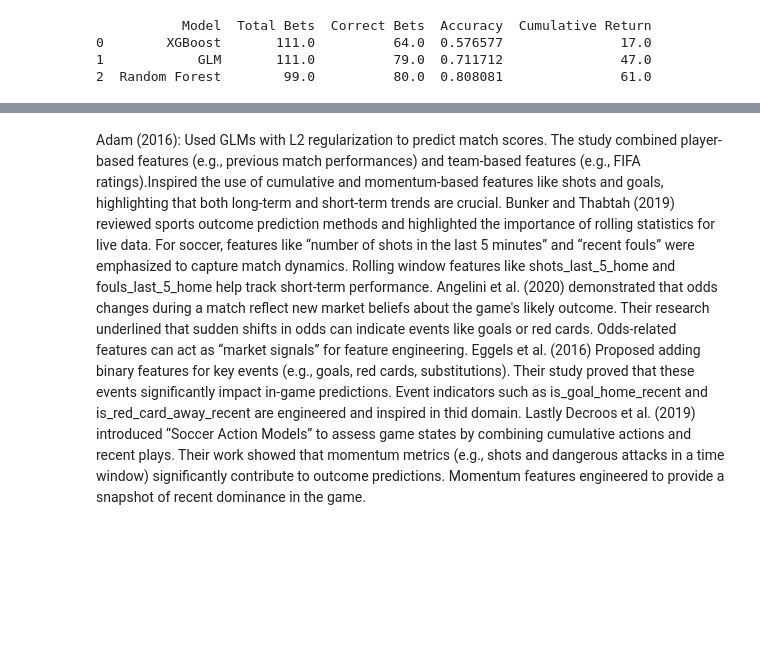
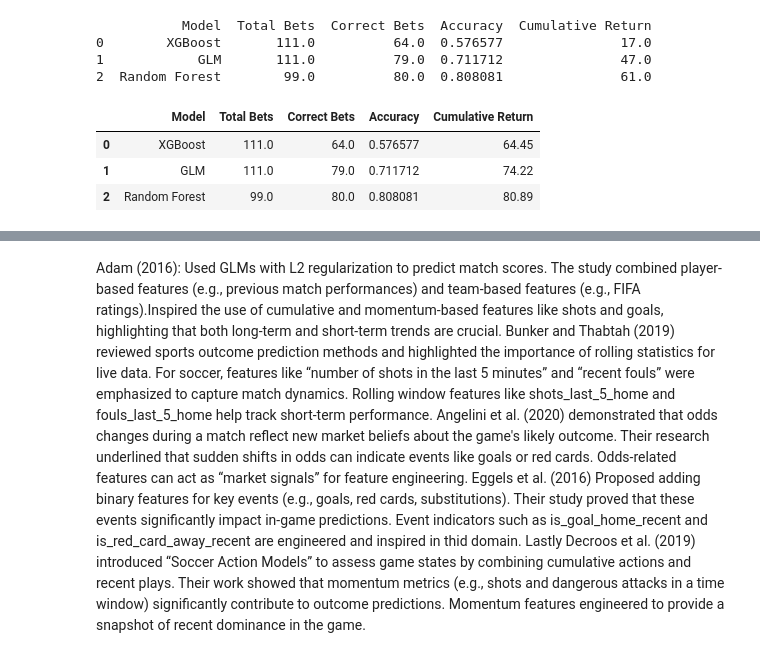
Before and after one commit to fbaakyildiz/IE582TERMPROJECT, a Jupyter notebook: WORK.ipynb, the cells around one changed output, grey strips where cells are left out. Cells and saved outputs as stored; diff of their text form; code cells hidden in the pictures; blank space fills up the shorter version.

```diff
--- a/WORK.ipynb
+++ b/WORK.ipynb
@@ -487,3 +487,78 @@ print(performance_df)
 0        XGBoost       111.0          64.0  0.576577               17.0
 1            GLM       111.0          79.0  0.711712               47.0
 2  Random Forest        99.0          80.0  0.808081               61.0
+# %%
+# Step 1: Adjust "minute" values in `match_df` for "2nd-half"
+match_df['minute'] = match_df.apply(
+    lambda row: row['minute'] + 45 if row['halftime'] == '2nd-half' else row['minute'],
+    axis=1
+)
+
+# Step 2: Update the evaluation function to include odds
+def evaluate_strategy_with_odds(decisions_df, true_results, match_df):
+    total_bets = 0
+    correct_bets = 0
+    cumulative_return = 0
+
+    for fixture_id, decision in decisions_df.iterrows():
+        prediction = decision['prediction']
+
+        # Skip if "no action"
+        if prediction == "no action":
+            continue
+
+        # Get true result
+        true_result = true_results.get(fixture_id)
+
+        # Filter for the specific fixture and minute to get the odds
+        odds_row = match_df[
+            (match_df['fixture_id'] == fixture_id) & (match_df['minute'] == decision['minute'])
+        ].iloc[0]
+
+        # Get the appropriate odds based on the prediction
+        if prediction == "1":
+            odd = odds_row['1']  # Home win odds
+        elif prediction == "2":
+            odd = odds_row['2']  # Away win odds
+        else:
+            odd = odds_row['X']  # Draw odds
+
+        total_bets += 1
+
+        if prediction == true_result:
+            correct_bets += 1
+            cumulative_return += odd  # Gain units based on odds if correct
+        else:
+            cumulative_return -= 1  # Lose 1 unit if incorrect
+
+    accuracy = correct_bets / total_bets if total_bets > 0 else 0
+    return {
+        'Total Bets': total_bets,
+        'Correct Bets': correct_bets,
+        'Accuracy': accuracy,
+        'Cumulative Return': cumulative_return
+    }
+
+# Step 3: Run evaluation for each model with odds
+xgboost_performance_odds = evaluate_strategy_with_odds(xgboost_decisions, true_results, match_df)
+glm_performance_odds = evaluate_strategy_with_odds(glm_decisions, true_results, match_df)
+rf_performance_odds = evaluate_strategy_with_odds(rf_decisions, true_results, match_df)
+
+# Create performance comparison table with odds
+performance_with_odds_df = pd.DataFrame({
+    'XGBoost': xgboost_performance_odds,
+    'GLM': glm_performance_odds,
+    'Random Forest': rf_performance_odds
+}).T
+
+performance_with_odds_df.columns = ['Total Bets', 'Correct Bets', 'Accuracy', 'Cumulative Return']
+performance_with_odds_df.reset_index(inplace=True)
+performance_with_odds_df.rename(columns={'index': 'Model'}, inplace=True)
+
+# Display the updated performance table
+performance_with_odds_df
+# %% [output]
+|  | Model | Total Bets | Correct Bets | Accuracy | Cumulative Return |
+| 0 | XGBoost | 111.0 | 64.0 | 0.576577 | 64.45 |
+| 1 | GLM | 111.0 | 79.0 | 0.711712 | 74.22 |
+| 2 | Random Forest | 99.0 | 80.0 | 0.808081 | 80.89 |
```
Also changed, not shown: parts of 1 cell of this notebook.
